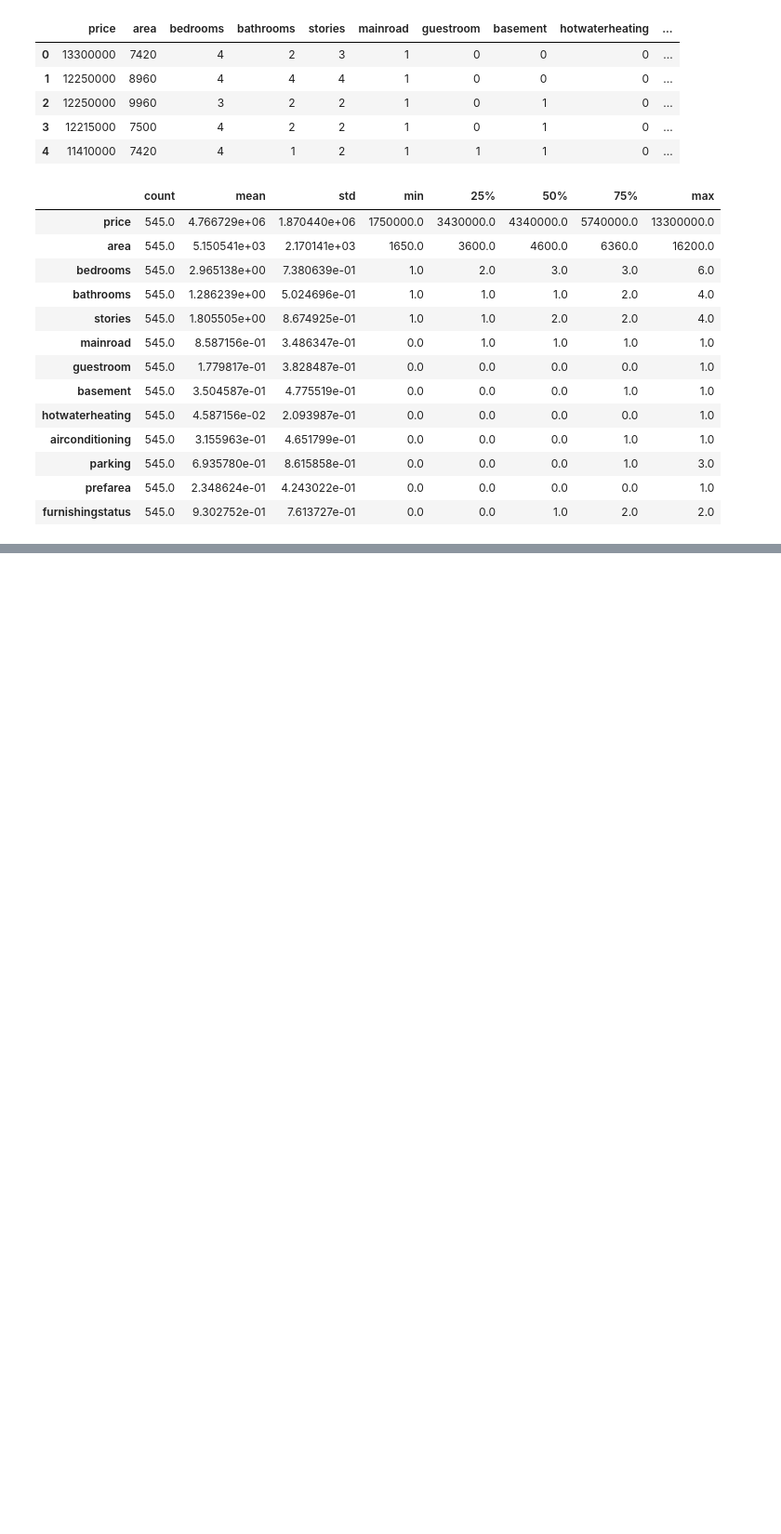
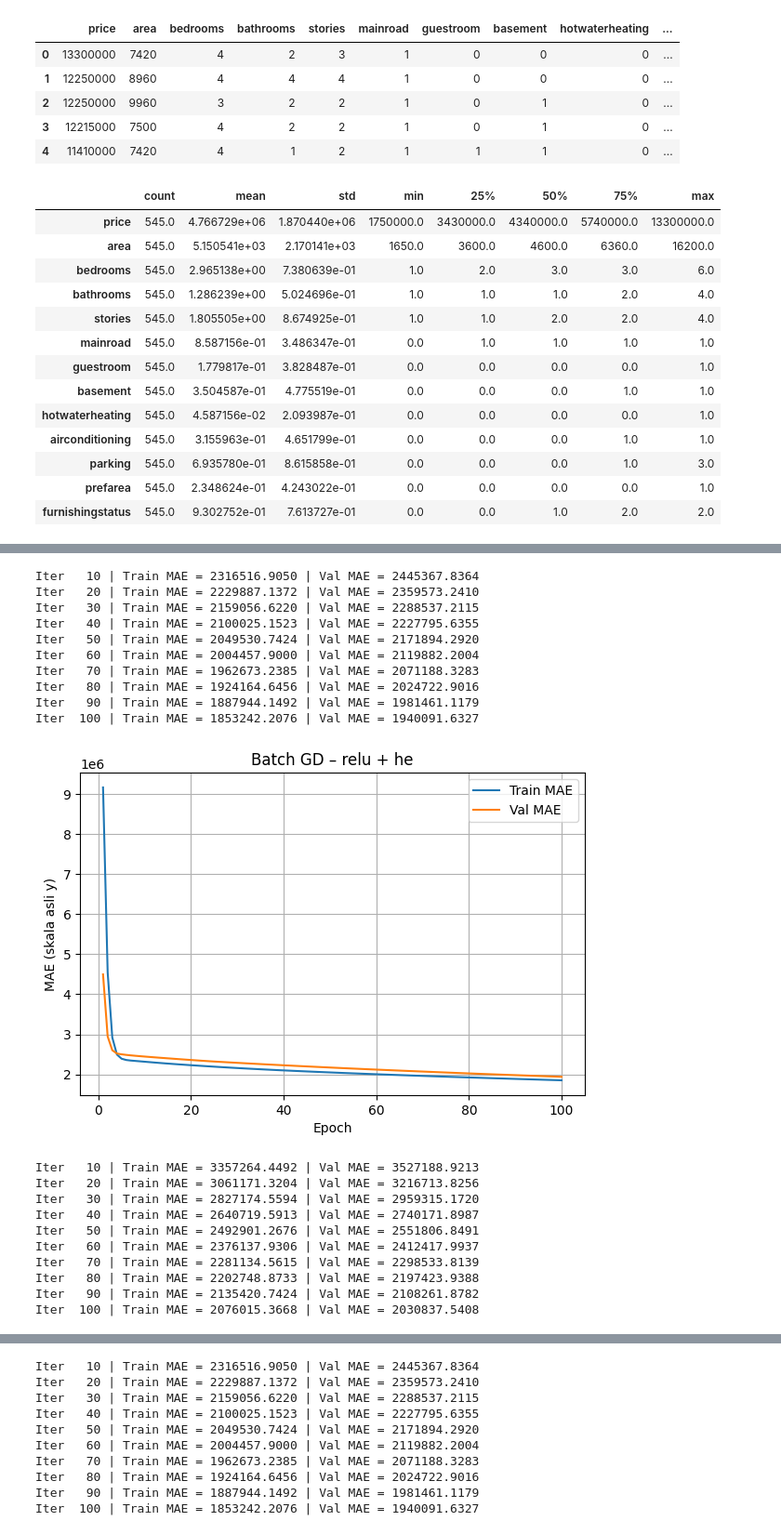
Before and after one commit to audihus/Neural-Network-from-Scratch, a Jupyter notebook: main.ipynb, the cells around one changed output, grey strips where cells are left out. Shown at 93% size. Cells and saved outputs as stored; diff of their text form; code cells hidden in the pictures; blank space fills up the shorter version.

Commit message:
visualization added

```diff
--- a/main.ipynb
+++ b/main.ipynb
@@ -483,7 +273,0 @@ Saved results to results3.csv
-# %%
-#Stcoh gradient descent relu
-run(X_train_array, Y_train_array, 100, 0.001, 32, activation='relu', winit='he',type='stoch')
-#tanh
-run(X_train_array, Y_train_array, 100, 0.001, 32, activation='tanh',winit='he',type='stoch')
-#leaky relu
-run(X_train_array, Y_train_array, 100, 0.001, 32, activation='leaky_relu',winit='he',type='stoch')
@@ -508,7 +273,0 @@ Saved results to results3.csv
-# %%
-#mini batch gradient descent relu
-run(X_train_array, Y_train_array, 100, 0.001, 32, activation='relu', winit='he',type='mini_batch', batch_size=50)
-#tanh
-run(X_train_array, Y_train_array, 100, 0.001, 32, activation='tanh',winit='he',type='mini_batch', batch_size=50)
-#leaky relu
-run(X_train_array, Y_train_array, 100, 0.001, 32, activation='leaky_relu',winit='he',type='mini_batch', batch_size=50)
@@ -532,0 +468,50 @@ Saved results to results3.csv
+# %%
+#BATCH GRADIENT DESCENT
+#relu
+W1, b1, W2, b2, hist_batch = batch_gradient_descent(
+    X_train_array, Y_train_array,
+    epochs=100, lr=0.01, hidden_neuron=32,
+    activation='relu', winit='he',
+    log_every=1
+)
+plot_learning_curve(hist_batch, title="Batch GD – relu + he")
+
+#tanh
+W1, b1, W2, b2, hist_batch = batch_gradient_descent(
+    X_train_array, Y_train_array,
+    epochs=100, lr=0.01, hidden_neuron=32,
+    activation='tanh', winit='he',
+    log_every=1
+)
+plot_learning_curve(hist_batch, title="Batch GD – tanh + he")
+
+#leaky relu
+W1, b1, W2, b2, hist_batch = batch_gradient_descent(
+    X_train_array, Y_train_array,
+    epochs=100, lr=0.01, hidden_neuron=32,
+    activation='relu', winit='he',
+    log_every=1
+)
+plot_learning_curve(hist_batch, title="Batch GD – relu + he")
+# %% [output]
+Iter   10 | Train MAE = 2316516.9050 | Val MAE = 2445367.8364
+Iter   20 | Train MAE = 2229887.1372 | Val MAE = 2359573.2410
+Iter   30 | Train MAE = 2159056.6220 | Val MAE = 2288537.2115
+Iter   40 | Train MAE = 2100025.1523 | Val MAE = 2227795.6355
+Iter   50 | Train MAE = 2049530.7424 | Val MAE = 2171894.2920
+Iter   60 | Train MAE = 2004457.9000 | Val MAE = 2119882.2004
+Iter   70 | Train MAE = 1962673.2385 | Val MAE = 2071188.3283
+Iter   80 | Train MAE = 1924164.6456 | Val MAE = 2024722.9016
+Iter   90 | Train MAE = 1887944.1492 | Val MAE = 1981461.1179
+Iter  100 | Train MAE = 1853242.2076 | Val MAE = 1940091.6327
+[figure, added]
+Iter   10 | Train MAE = 3357264.4492 | Val MAE = 3527188.9213
+Iter   20 | Train MAE = 3061171.3204 | Val MAE = 3216713.8256
+Iter   30 | Train MAE = 2827174.5594 | Val MAE = 2959315.1720
+Iter   40 | Train MAE = 2640719.5913 | Val MAE = 2740171.8987
+Iter   50 | Train MAE = 2492901.2676 | Val MAE = 2551806.8491
+Iter   60 | Train MAE = 2376137.9306 | Val MAE = 2412417.9937
+Iter   70 | Train MAE = 2281134.5615 | Val MAE = 2298533.8139
+Iter   80 | Train MAE = 2202748.8733 | Val MAE = 2197423.9388
+Iter   90 | Train MAE = 2135420.7424 | Val MAE = 2108261.8782
+Iter  100 | Train MAE = 2076015.3668 | Val MAE = 2030837.5408
@@ -532,0 +519,10 @@ Saved results to results3.csv
+Iter   10 | Train MAE = 2316516.9050 | Val MAE = 2445367.8364
+Iter   20 | Train MAE = 2229887.1372 | Val MAE = 2359573.2410
+Iter   30 | Train MAE = 2159056.6220 | Val MAE = 2288537.2115
+Iter   40 | Train MAE = 2100025.1523 | Val MAE = 2227795.6355
+Iter   50 | Train MAE = 2049530.7424 | Val MAE = 2171894.2920
+Iter   60 | Train MAE = 2004457.9000 | Val MAE = 2119882.2004
+Iter   70 | Train MAE = 1962673.2385 | Val MAE = 2071188.3283
+Iter   80 | Train MAE = 1924164.6456 | Val MAE = 2024722.9016
+Iter   90 | Train MAE = 1887944.1492 | Val MAE = 1981461.1179
+Iter  100 | Train MAE = 1853242.2076 | Val MAE = 1940091.6327
```
Also changed, not shown: parts of 11 cells of this notebook, 5 other files.
